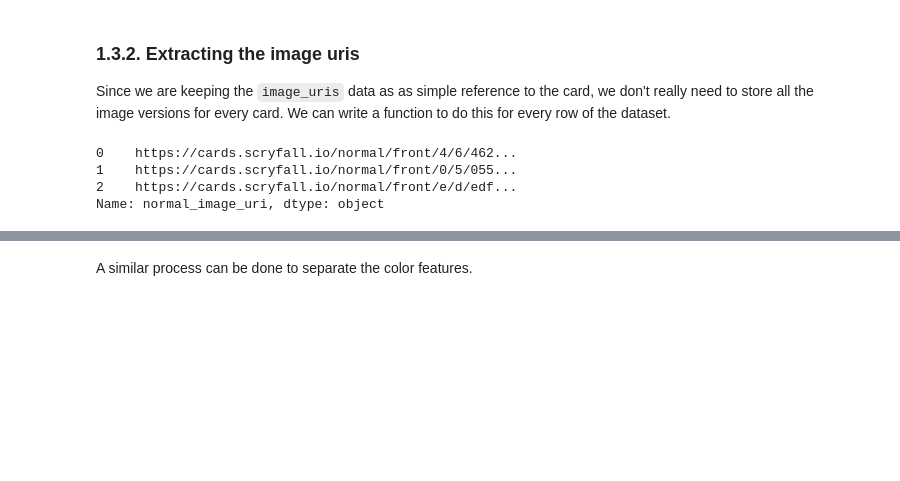
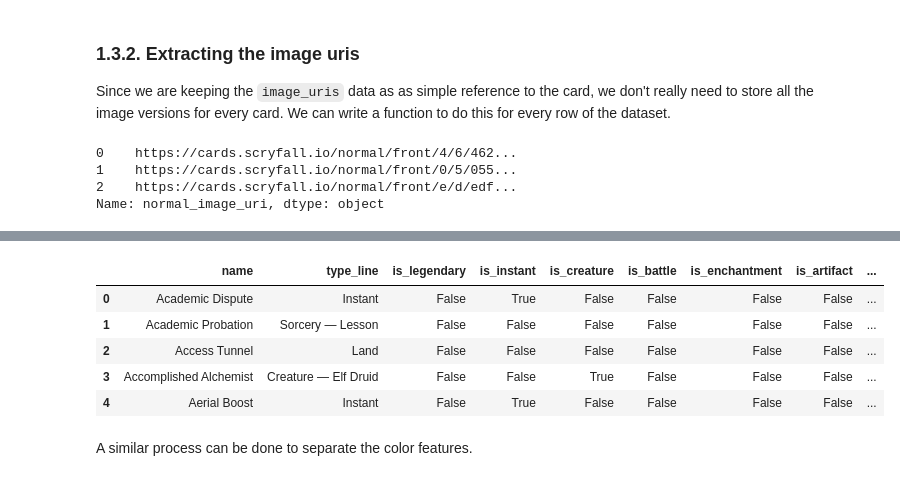
Before and after one commit to ajemmott/mtg-data-projects, a Jupyter notebook: notebooks/01-api-data-structuring.ipynb, the cells around one changed output, grey strips where cells are left out. Cells and saved outputs as stored; diff of their text form; code cells hidden in the pictures; blank space fills up the shorter version.

```diff
--- a/notebooks/01-api-data-structuring.ipynb
+++ b/notebooks/01-api-data-structuring.ipynb
@@ -326,7 +326,7 @@ The `type_line` feature describes supertypes, types and subtypes of cards throug
 # %%
 import re
 
-def parse_type_line(row, relevant_types):
+def parse_type_line(row, type_map):
 
     type_line = row['type_line'].split(' ')
 
@@ -335,26 +335,26 @@ def parse_type_line(row, relevant_types):
         if re.match(r'[^a-zA-Z]', segment):
             continue
 
-        if segment in relevant_types:
-            category = 'is_'+segment.lower()
-            row[category] = 1
+        if segment in type_map.keys():
+            row[type_map[segment]] = 1
 
     return row
 # %%
-relevant_types=['Basic','Snow','Legendary','Instant','Creature',
+relevant_types=['Legendary','Instant','Creature',
                         'Battle','Enchantment','Artifact','Land','Sorcery',
                         'Planeswalker']
+
+type_map = { r_type: 'is_'+r_type.lower() for r_type in relevant_types}
 
 set_data = (
     set_data
         .apply(
             parse_type_line,
-            relevant_types=relevant_types,
+            type_map=type_map,
             axis='columns'))
 
-for type in relevant_types:
-    col_flag = 'is_'+type.lower()
+for col in type_map.values():
     try:
-        set_data[col_flag] = (~ set_data[col_flag].isna())
+        set_data[col] = (~ set_data[col].isna())
     except KeyError:
         continue
@@ -368,2 +361,11 @@ set_data.head(2)
+# %%
+set_data.loc[:4, ['name', 'type_line']+ list(type_map.values())]
+# %% [output]
+|  | name | type_line | is_legendary | is_instant | is_creature | is_battle | is_enchantment | is_artifact | ... |
+| 0 | Academic Dispute | Instant | False | True | False | False | False | False | ... |
+| 1 | Academic Probation | Sorcery — Lesson | False | False | False | False | False | False | ... |
+| 2 | Access Tunnel | Land | False | False | False | False | False | False | ... |
+| 3 | Accomplished Alchemist | Creature — Elf Druid | False | False | True | False | False | False | ... |
+| 4 | Aerial Boost | Instant | False | True | False | False | False | False | ... |
 # %% [markdown]
 A similar process can be done to separate the color features.
```
Also changed, not shown: parts of 6 cells of this notebook.
